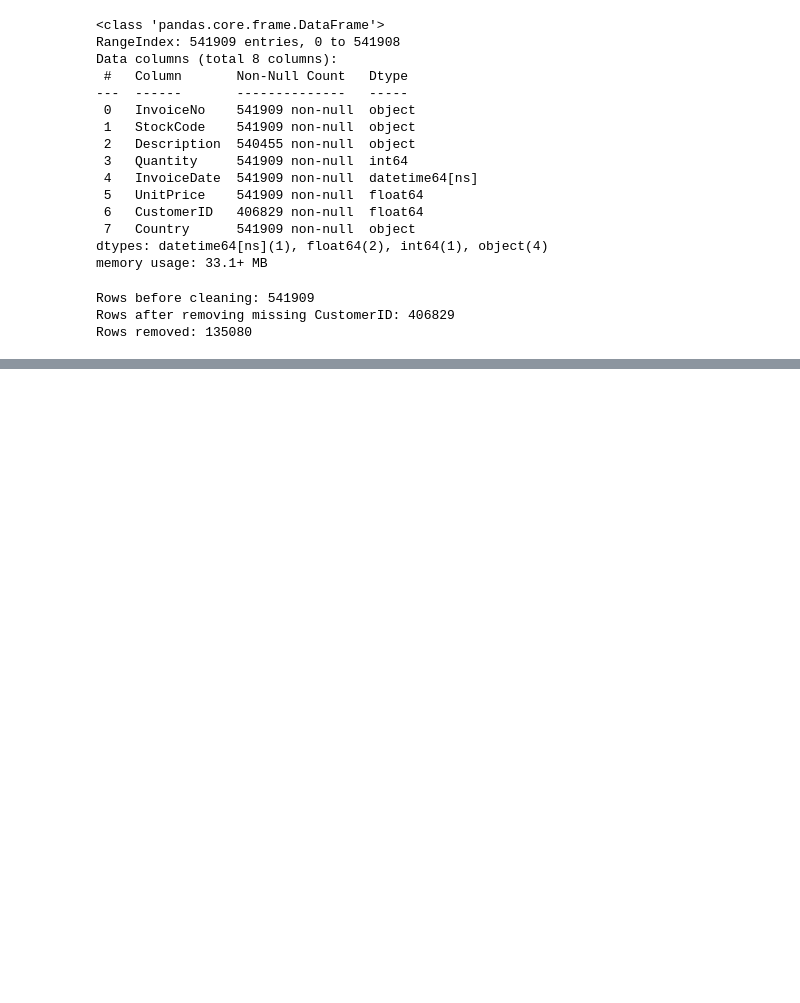
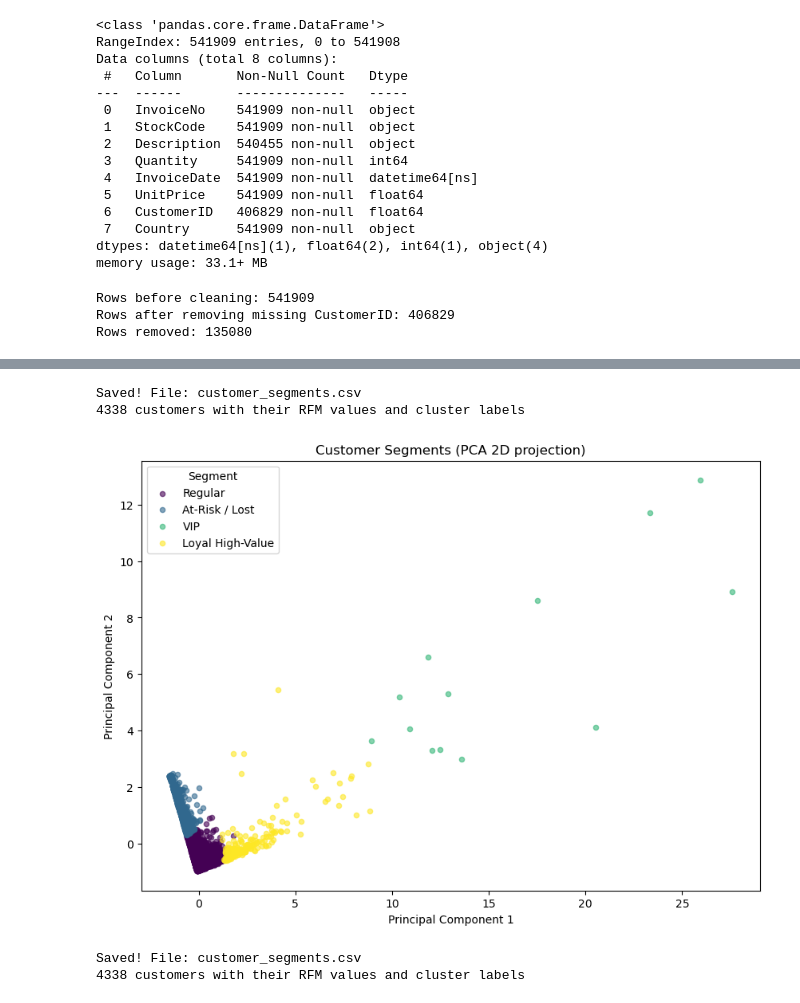
Before and after one commit to Agar-Torres/customer-segmentation-rfm, a Jupyter notebook: customer_segmentation_project.ipynb, the cells around one changed output, grey strips where cells are left out. Cells and saved outputs as stored; diff of their text form; code cells hidden in the pictures; blank space fills up the shorter version.

```diff
--- a/customer_segmentation_project.ipynb
+++ b/customer_segmentation_project.ipynb
@@ -71,0 +280,52 @@ Rows with negative quantity: 8905
+# %%
+rfm.to_csv('customer_segments.csv')
+print("Saved! File: customer_segments.csv")
+print(f"{len(rfm)} customers with their RFM values and cluster labels")
+# %% [output]
+Saved! File: customer_segments.csv
+4338 customers with their RFM values and cluster labels
+# %%
+import matplotlib.pyplot as plt
+
+# Recompute the 2D PCA coordinates (same as before)
+pca_2d = PCA(n_components=2)
+coords = pca_2d.fit_transform(rfm_scaled)
+
+# Give each cluster number a meaningful name and a colour
+cluster_names = {
+    0: 'Regular',
+    1: 'At-Risk / Lost',
+    2: 'VIP',
+    3: 'Loyal High-Value'
+}
+cluster_colors = {
+    0: '#440154',   # dark purple
+    1: '#31688e',   # blue
+    2: '#35b779',   # green
+    3: '#fde725'    # yellow
+}
+
+plt.figure(figsize=(10, 7))
+
+# Plot each cluster separately so it gets its own labelled legend entry
+for cluster_id, name in cluster_names.items():
+    mask = rfm['Cluster'] == cluster_id          # rows belonging to this cluster
+    plt.scatter(coords[mask, 0], coords[mask, 1],
+                c=cluster_colors[cluster_id],
+                label=name, s=20, alpha=0.6)
+
+plt.xlabel('Principal Component 1')
+plt.ylabel('Principal Component 2')
+plt.title('Customer Segments (PCA 2D projection)')
+plt.legend(title='Segment')   # discrete legend instead of the gradient bar
+plt.show()
+# %% [output]
+[figure, added]
+# %%
+# Save the customer segments to a CSV file
+rfm.to_csv('customer_segments.csv')
+print("Saved! File: customer_segments.csv")
+print(f"{len(rfm)} customers with their RFM values and cluster labels")
+# %% [output]
+Saved! File: customer_segments.csv
+4338 customers with their RFM values and cluster labels
```
Also changed, not shown: parts of 15 cells of this notebook.
